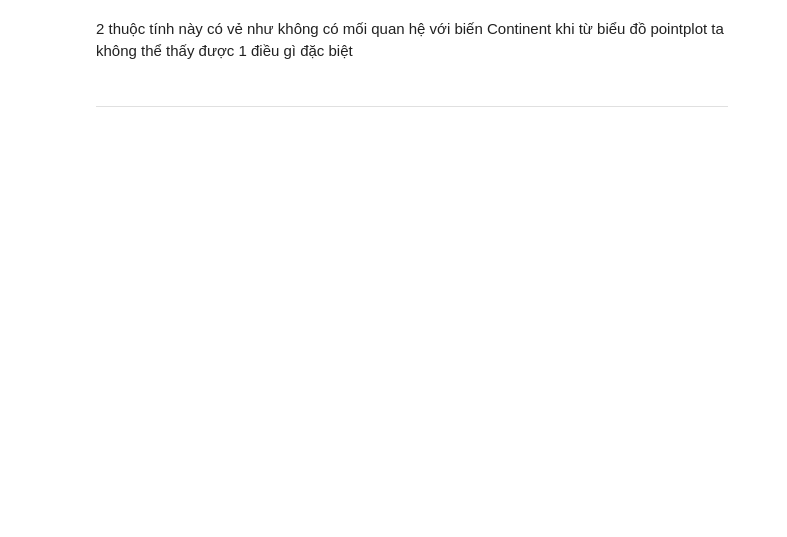
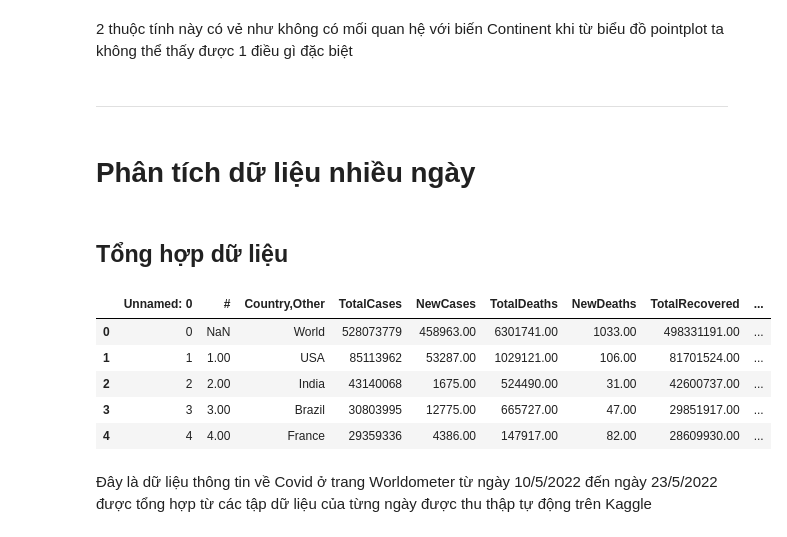
Before and after one commit to duylocky2k1/Worldometers_Corona_Analysis, a Jupyter notebook: eda-covid-dataset.ipynb, the cells around one changed output. Saved outputs shown, nothing was run; the diff lists cells and outputs as text; code cells hidden in the pictures; blank space fills up the shorter version.

Commit message:
Update dữ liệu nhiều ngày

```diff
--- a/eda-covid-dataset.ipynb
+++ b/eda-covid-dataset.ipynb
@@ -656,3 +657,50 @@ plt.show()
 2 thuộc tính này có vẻ như không có mối quan hệ với biến Continent khi từ biểu đồ pointplot ta không thể thấy được 1 điều gì đặc biệt
 # %% [markdown]
 <hr>
+# %% [markdown]
+# Phân tích dữ liệu nhiều ngày
+# %% [markdown]
+## Tổng hợp dữ liệu
+# %%
+df10 = pd.read_csv('data/10_05.csv')
+df10['Date'] = dt.datetime.strptime('10/05/2022', '%d/%m/%Y')
+df10 = df10.iloc[:-1,:]
+df11 = pd.read_csv('data/11_05.csv')
+df11['Date'] = dt.datetime.strptime('11/05/2022', '%d/%m/%Y')
+df11 = df11.iloc[:-1,:]
+df12 = pd.read_csv('data/12_05.csv')
+df12['Date'] = dt.datetime.strptime('12/05/2022', '%d/%m/%Y')
+df12 = df12.iloc[:-1,:]
+df13 = pd.read_csv('data/13_05.csv')
+df13['Date'] = dt.datetime.strptime('13/05/2022', '%d/%m/%Y')
+df13 = df13.iloc[:-1,:]
+df14 = pd.read_csv('data/14_05.csv')
+df14['Date'] = dt.datetime.strptime('14/05/2022', '%d/%m/%Y')
+df14 = df14.iloc[:-1,:]
+df15 = pd.read_csv('data/15_05.csv')
+df15['Date'] = dt.datetime.strptime('15/05/2022', '%d/%m/%Y')
+df15 = df15.iloc[:-1,:]
+df16 = pd.read_csv('data/16_05.csv')
+df16['Date'] = dt.datetime.strptime('16/05/2022', '%d/%m/%Y')
+df16 = df16.iloc[:-1,:]
+df17 = pd.read_csv('data/17_05.csv')
+df17['Date'] = dt.datetime.strptime('17/05/2022', '%d/%m/%Y')
+df17 = df17.iloc[:-1,:]
+df18 = pd.read_csv('data/18_05.csv')
+df18['Date'] = dt.datetime.strptime('18/05/2022', '%d/%m/%Y')
+df18 = df18.iloc[:-1,:]
+df19 = pd.read_csv('data/19_05.csv')
+df19['Date'] = dt.datetime.strptime('19/05/2022', '%d/%m/%Y')
+df19 = df19.iloc[:-1,:]
+df20 = pd.read_csv('data/20_05.csv')
+df20['Date'] = dt.datetime.strptime('20/05/2022', '%d/%m/%Y')
+df20 = df20.iloc[:-1,:]
+df21 = pd.read_csv('data/21_05.csv')
+df21['Date'] = dt.datetime.strptime('21/05/2022', '%d/%m/%Y')
+df21 = df21.iloc[:-1,:]
+df22 = pd.read_csv('data/22_05.csv')
+df22['Date'] = dt.datetime.strptime('22/05/2022', '%d/%m/%Y')
+df22 = df22.iloc[:-1,:]
+df23 = pd.read_csv('data/23_05.csv')
+df23['Date'] = dt.datetime.strptime('23/05/2022', '%d/%m/%Y')
+df23 = df23.iloc[:-1,:]
@@ -658,0 +710,9 @@ plt.show()
+# %%
+df23.head()
+# %% [output]
+|  | Unnamed: 0 | # | Country,Other | TotalCases | NewCases | TotalDeaths | NewDeaths | TotalRecovered | ... |
+| 0 | 0 | NaN | World | 528073779 | 458963.00 | 6301741.00 | 1033.00 | 498331191.00 | ... |
+| 1 | 1 | 1.00 | USA | 85113962 | 53287.00 | 1029121.00 | 106.00 | 81701524.00 | ... |
+| 2 | 2 | 2.00 | India | 43140068 | 1675.00 | 524490.00 | 31.00 | 42600737.00 | ... |
+| 3 | 3 | 3.00 | Brazil | 30803995 | 12775.00 | 665727.00 | 47.00 | 29851917.00 | ... |
+| 4 | 4 | 4.00 | France | 29359336 | 4386.00 | 147917.00 | 82.00 | 28609930.00 | ... |
@@ -658,0 +721,2 @@ plt.show()
+# %% [markdown]
+Đây là dữ liệu thông tin về Covid ở trang Worldometer từ ngày 10/5/2022 đến ngày 23/5/2022 được tổng hợp từ các tập dữ liệu của từng ngày được thu thập tự động trên Kaggle
```
Also changed, not shown: parts of 20 cells of this notebook.
